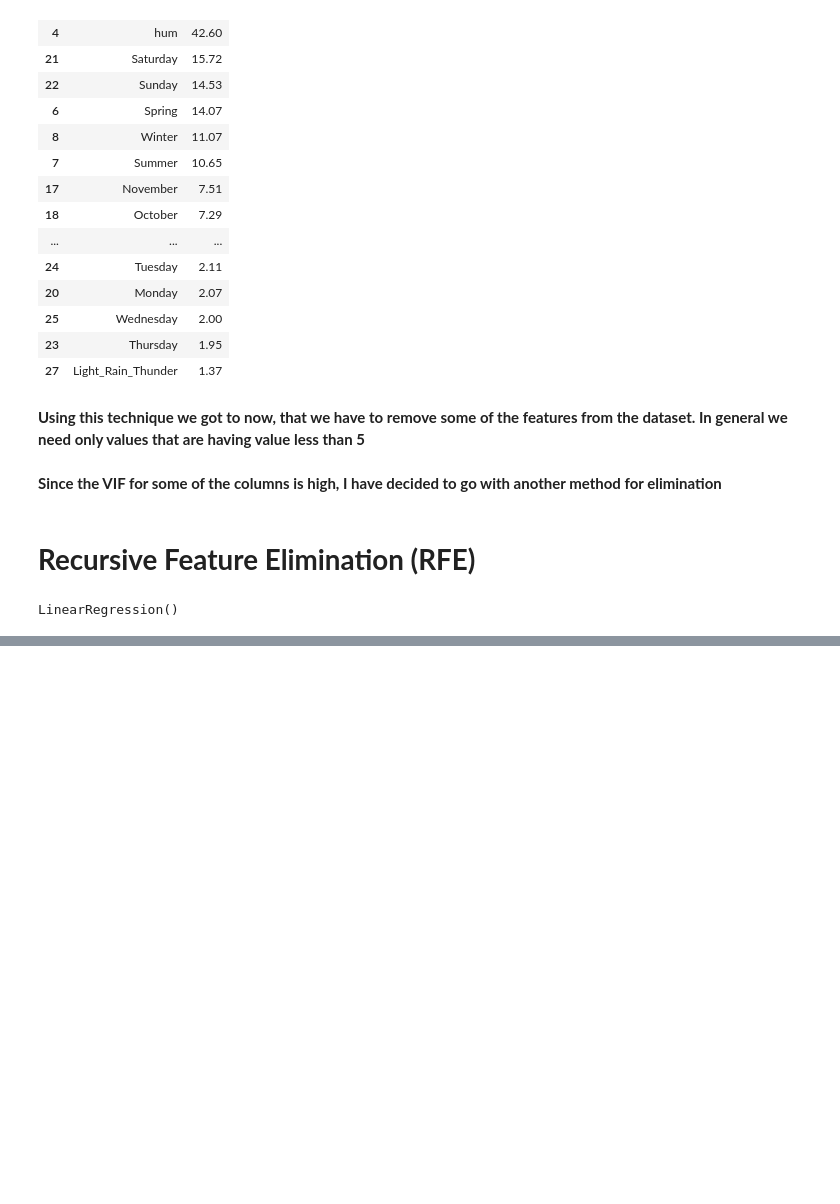
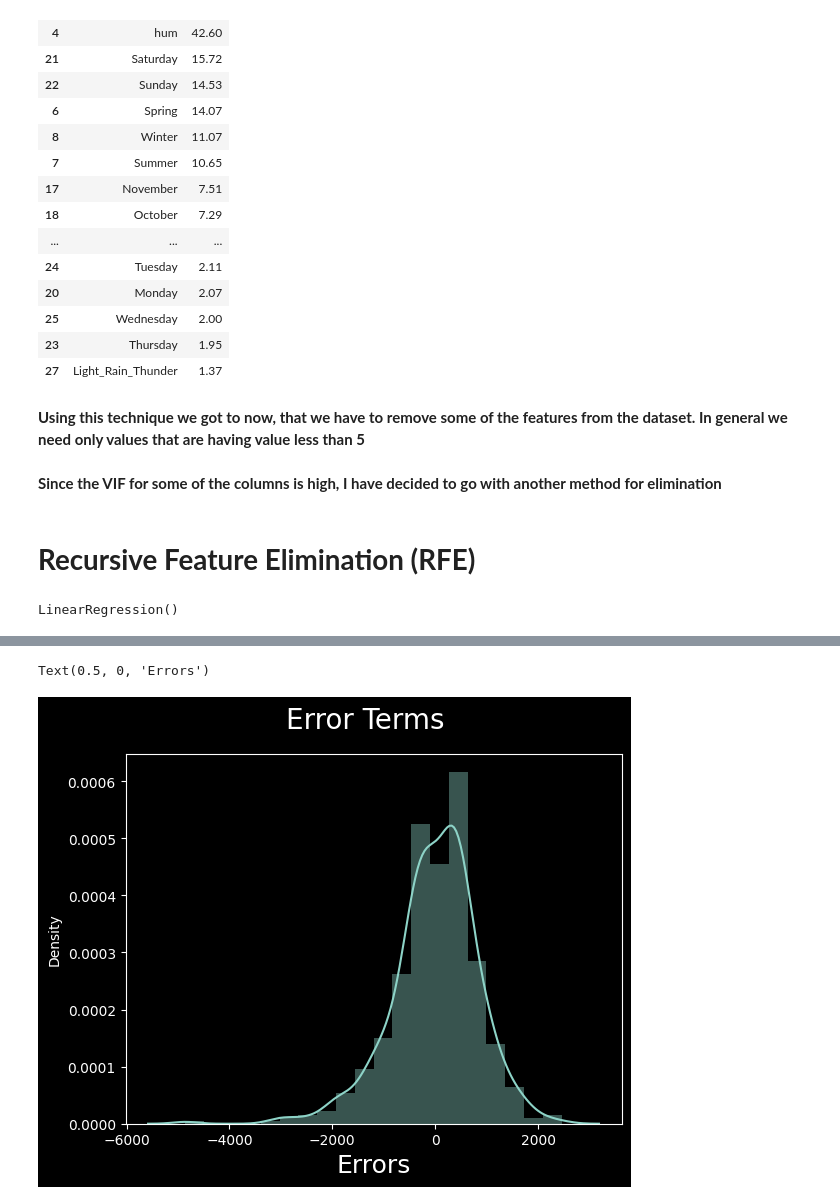
Before and after one commit to amanraghuvanshi/BikeSharing---MLR, a Jupyter notebook: src/main.ipynb, the cells around one changed output, grey strips where cells are left out. Saved outputs shown, nothing was run; the diff lists cells and outputs as text; code cells hidden in the pictures; blank space fills up the shorter version.

```diff
--- a/src/main.ipynb
+++ b/src/main.ipynb
@@ -621,0 +714,2 @@ x_train_rfe.head()
+# %%
+x_train_rfe = x_train_rfe.drop('temp', axis = 1)
@@ -621,0 +742,2 @@ x_train_rfe.head()
+# %%
+x_train_rfe = x_train_rfe.drop('Winter', axis = 1)
@@ -621,0 +771,8 @@ x_train_rfe.head()
+# %%
+x_train_lm = sm.add_constant(x_train_rfe)
+
+# OLS
+mlr_final = sm.OLS(y_train, x_train_lm).fit()
+
+# print
+print(mlr_final.summary())
@@ -621,0 +797,11 @@ x_train_rfe.head()
+# %%
+y_train_pred = mlr_final.predict(x_train_lm)
+# %%
+# Plot the histogram of the error terms
+fig = plt.figure()
+sns.distplot((y_train - y_train_pred), bins = 20)
+fig.suptitle('Error Terms', fontsize = 20)                  # Plot heading
+plt.xlabel('Errors', fontsize = 18)
+# %% [output]
+Text(0.5, 0, 'Errors')
+[figure, added]
```
Also changed, not shown: parts of 20 cells of this notebook.
